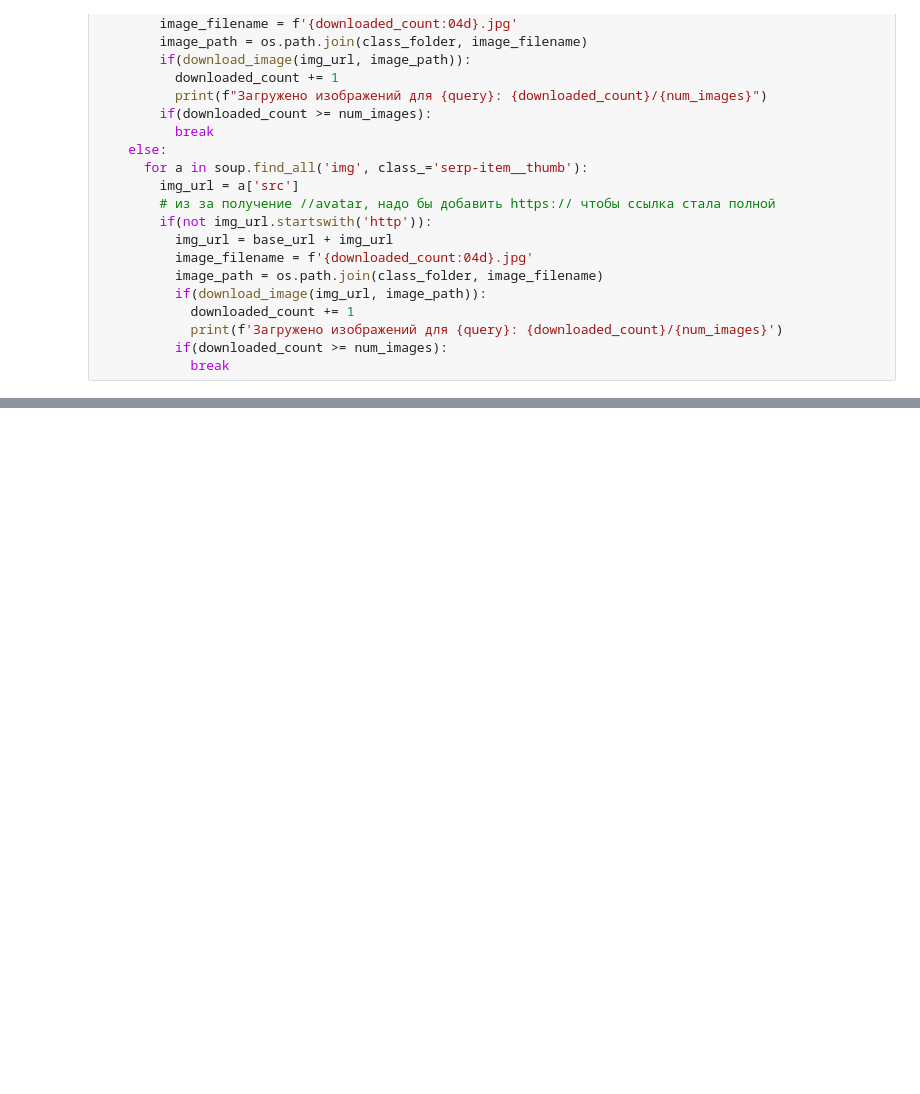
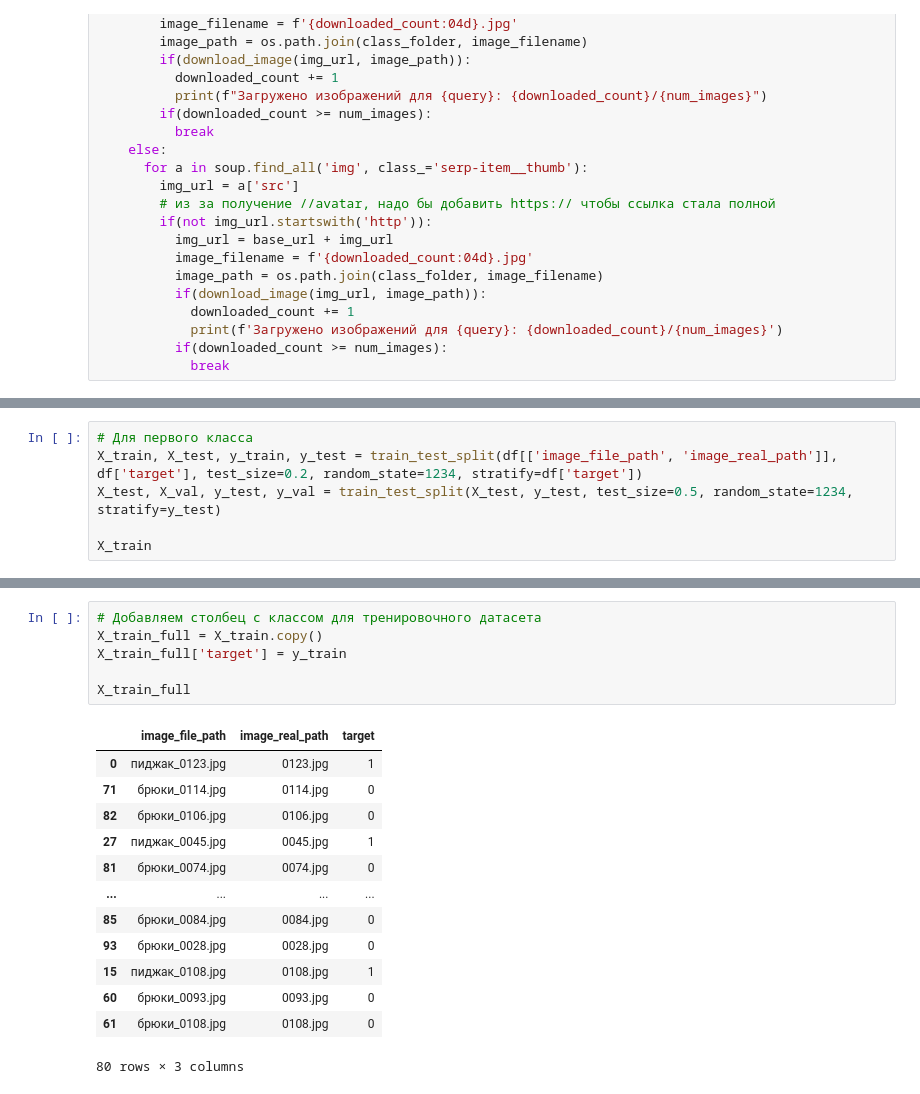
Before and after one commit to SotGE/innopolis2023, a Jupyter notebook: lesson14/lesson14.ipynb, the cells around one changed output, grey strips where cells are left out. Drawn from its saved outputs; the diff is of its cells as text; blank space fills up the shorter version.

```diff
--- a/lesson14/lesson14.ipynb
+++ b/lesson14/lesson14.ipynb
@@ -167,0 +286,6 @@ download_images(DIR_NAME_class02, num_images=200, mini_images=True)
+# %%
+# Для первого класса
+X_train, X_test, y_train, y_test = train_test_split(df[['image_file_path', 'image_real_path']], df['target'], test_size=0.2, random_state=1234, stratify=df['target'])
+X_test, X_val, y_test, y_val = train_test_split(X_test, y_test, test_size=0.5, random_state=1234, stratify=y_test)
+
+X_train
@@ -167,0 +319,20 @@ download_images(DIR_NAME_class02, num_images=200, mini_images=True)
+# %%
+# Добавляем столбец с классом для тренировочного датасета
+X_train_full = X_train.copy()
+X_train_full['target'] = y_train
+
+X_train_full
+# %% [output]
+|  | image_file_path | image_real_path | target |
+| 0 | пиджак_0123.jpg | 0123.jpg | 1 |
+| 71 | брюки_0114.jpg | 0114.jpg | 0 |
+| 82 | брюки_0106.jpg | 0106.jpg | 0 |
+| 27 | пиджак_0045.jpg | 0045.jpg | 1 |
+| 81 | брюки_0074.jpg | 0074.jpg | 0 |
+| ... | ... | ... | ... |
+| 85 | брюки_0084.jpg | 0084.jpg | 0 |
+| 93 | брюки_0028.jpg | 0028.jpg | 0 |
+| 15 | пиджак_0108.jpg | 0108.jpg | 1 |
+| 60 | брюки_0093.jpg | 0093.jpg | 0 |
+| 61 | брюки_0108.jpg | 0108.jpg | 0 |
+80 rows × 3 columns
```
Also changed, not shown: parts of 38 cells of this notebook, 1 other file.
